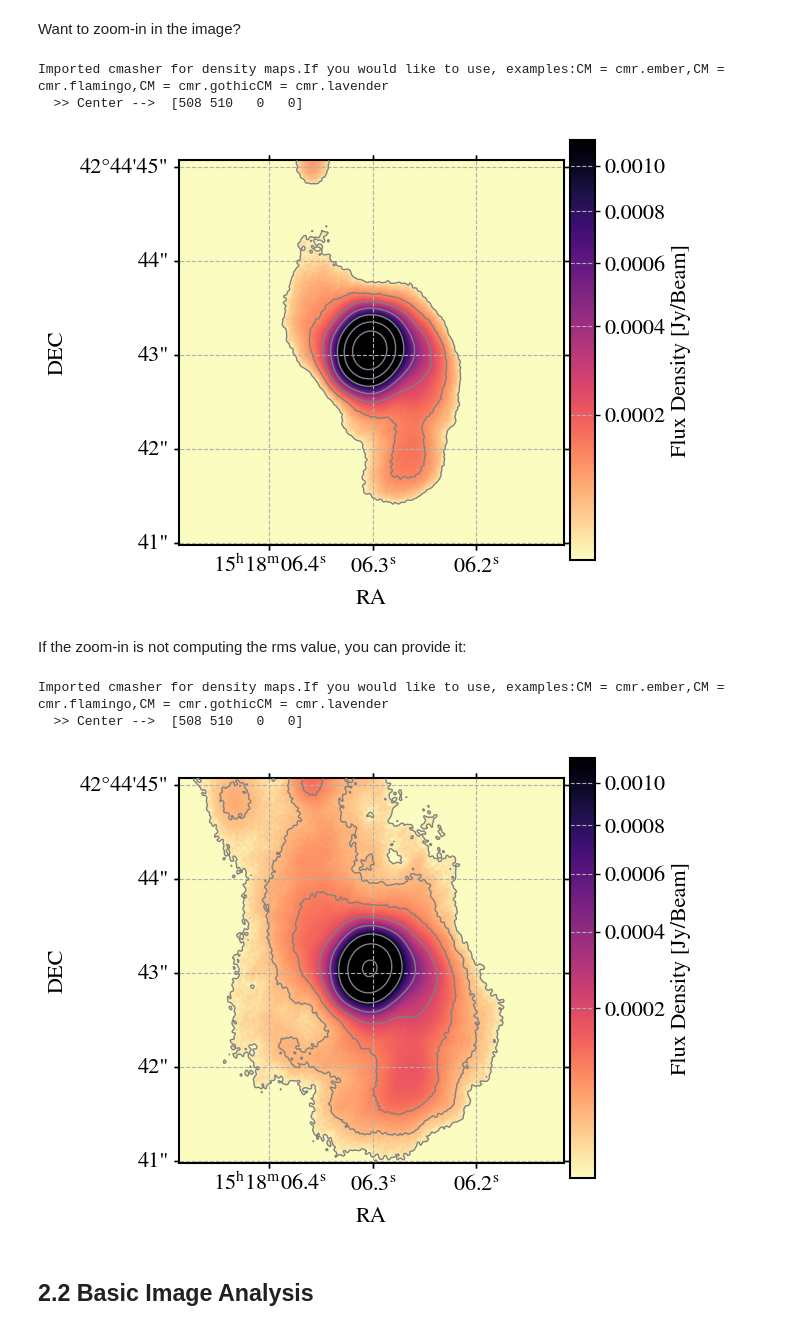
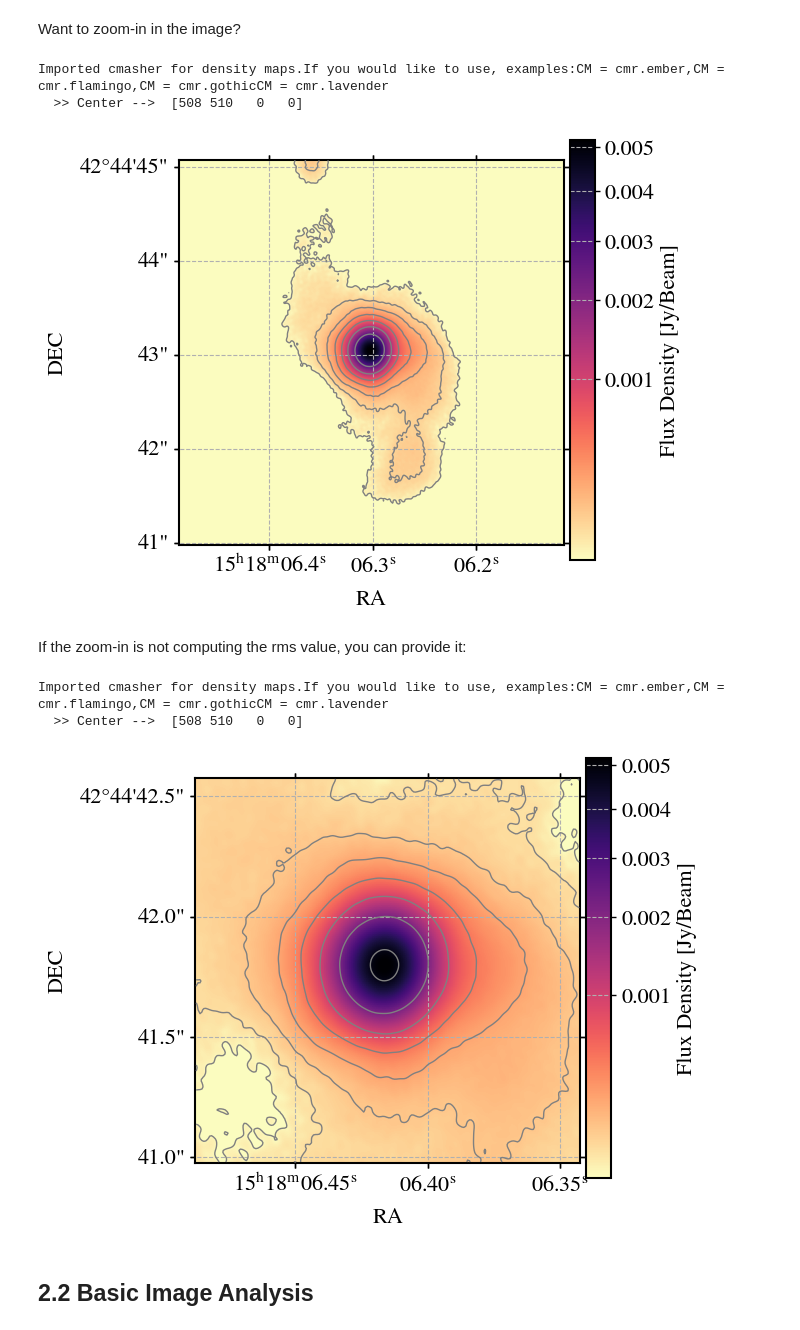
Before and after one commit to lucatelli/morphen_dev, a Jupyter notebook: radio_morphen/radio_morphen.ipynb, the cells around one changed output. Drawn from its saved outputs; the diff is of its cells as text; code cells hidden in the pictures.

```diff
--- a/radio_morphen/radio_morphen.ipynb
+++ b/radio_morphen/radio_morphen.ipynb
@@ -124,7 +153,7 @@ For general use, I have create a function `ctn`, means, casa to numpy. It just r
 # %%
 ctn??
 # %%
-idx = -1
+idx = -2
 
 image_data = ctn(imagelist[idx])
 print(image_data)
@@ -170,27 +199,27 @@ Imported cmasher for density maps.If you would like to use, examples:CM = cmr.em
 Want to zoom-in in the image?
 # %%
 ax=eimshow(imagelist[idx],
-        vmin_factor=3.0,vmax_factor=0.19, #level factor (max from peak, and min from std)
+        vmin_factor=3.0,vmax_factor=0.99, #level factor (max from peak, and min from std)
         neg_levels=np.asarray([-3]), # negative contours to draw -- which std level?
         CM='magma_r',crop=True,box_size=256
        )
 # %% [output]
 Imported cmasher for density maps.If you would like to use, examples:CM = cmr.ember,CM = cmr.flamingo,CM = cmr.gothicCM = cmr.lavender
   >> Center -->  [508 510   0   0]
-[figure, old version]
+[figure, new version]
 # %% [markdown]
 If the zoom-in is not computing the rms value, you can provide it:
 # %%
 rms = mad_std(image_data)
 ax=eimshow(imagelist[idx],rms=rms,
-        vmin_factor=3.0,vmax_factor=0.19, #level factor (max from peak, and min from std)
+        vmin_factor=3.0,vmax_factor=0.99, #level factor (max from peak, and min from std)
         neg_levels=np.asarray([-3]), # negative contours to draw -- which std level?
-        CM='magma_r',crop=True,box_size=256
+        CM='magma_r',crop=True,box_size=100
        )
 # %% [output]
 Imported cmasher for density maps.If you would like to use, examples:CM = cmr.ember,CM = cmr.flamingo,CM = cmr.gothicCM = cmr.lavender
   >> Center -->  [508 510   0   0]
-[figure, old version]
+[figure, new version]
 # %% [markdown]
 ## 2.2 Basic Image Analysis
 # %% [markdown]
```
Also changed, not shown: parts of 52 cells of this notebook.
